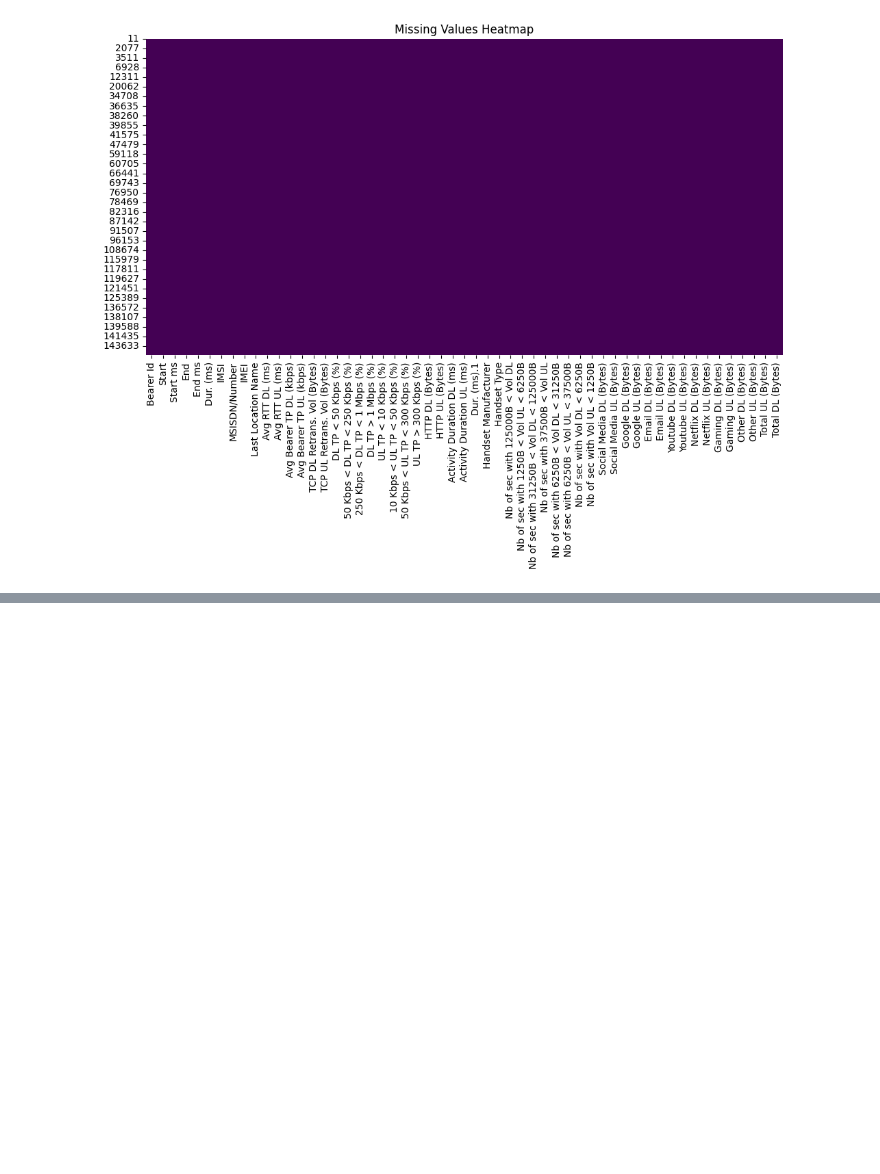
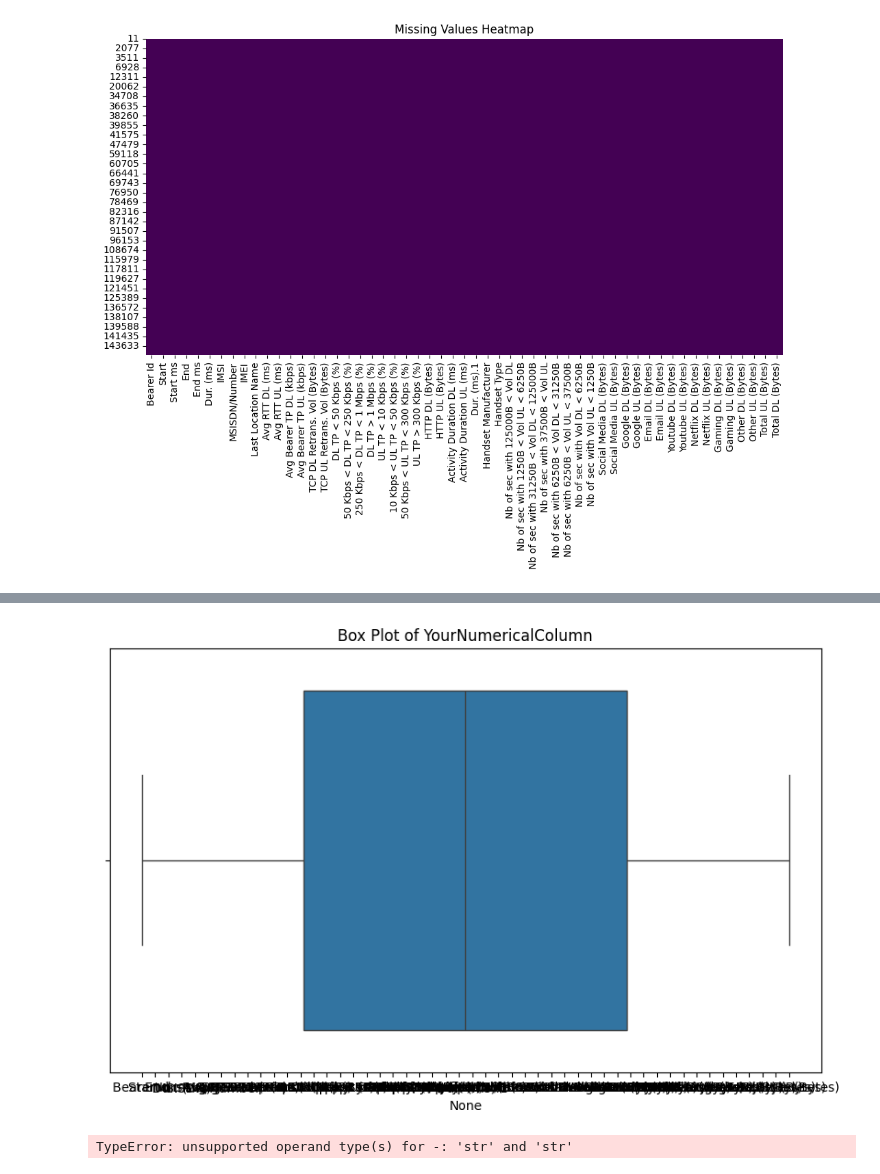
Before and after one commit to Ofgeha-Gelana/TellCo-Telecom-Analysis-Dashboard, a Jupyter notebook: notebooks/try.ipynb, the cells around one changed output, grey strips where cells are left out. Drawn from its saved outputs; the diff is of its cells as text; code cells hidden in the pictures; blank space fills up the shorter version.

Commit message:
added outlier handling

```diff
--- a/notebooks/try.ipynb
+++ b/notebooks/try.ipynb
@@ -199,0 +220,3 @@ plt.show()
+# %%
+numerical_columns = df.select_dtypes(include=['int64', 'float64']).columns
+print(numerical_columns)
@@ -199,0 +241,20 @@ plt.show()
+# %%
+# Create a box plot for a specific numerical column
+plt.figure(figsize=(10, 6))
+sns.boxplot(x=numerical_columns)
+plt.title('Box Plot of YourNumericalColumn')
+plt.show()
+# %% [output]
+[figure, added]
+# %%
+# Calculate IQR
+Q1 = df.quantile(0.25)
+Q3 = df.quantile(0.75)
+IQR = Q3 - Q1
+
+# Identify outliers
+outlier_condition = (df < (Q1 - 1.5 * IQR)) | (df > (Q3 + 1.5 * IQR))
+outlier_rows = df[outlier_condition.any(axis=1)]
+print(outlier_rows)
+# %% [output]
+TypeError: unsupported operand type(s) for -: 'str' and 'str'
```
Also changed, not shown: parts of 2 cells of this notebook, 1 other file.
